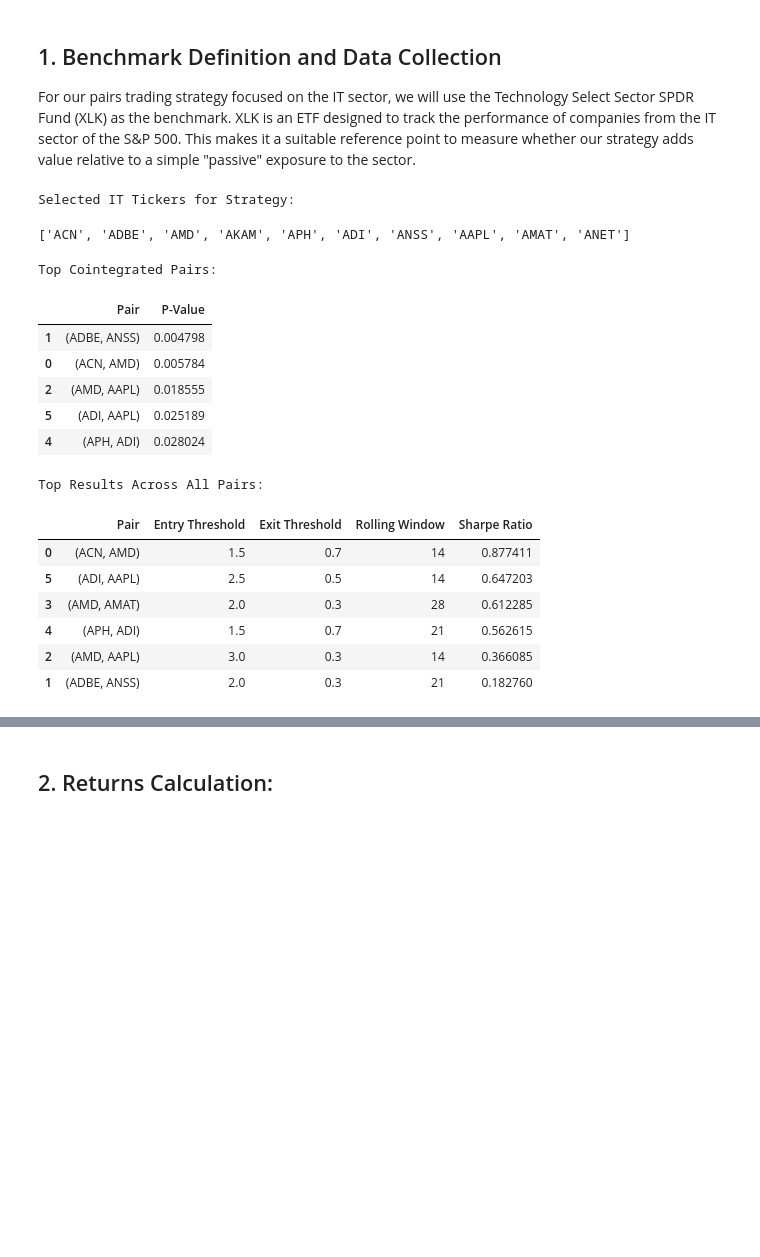
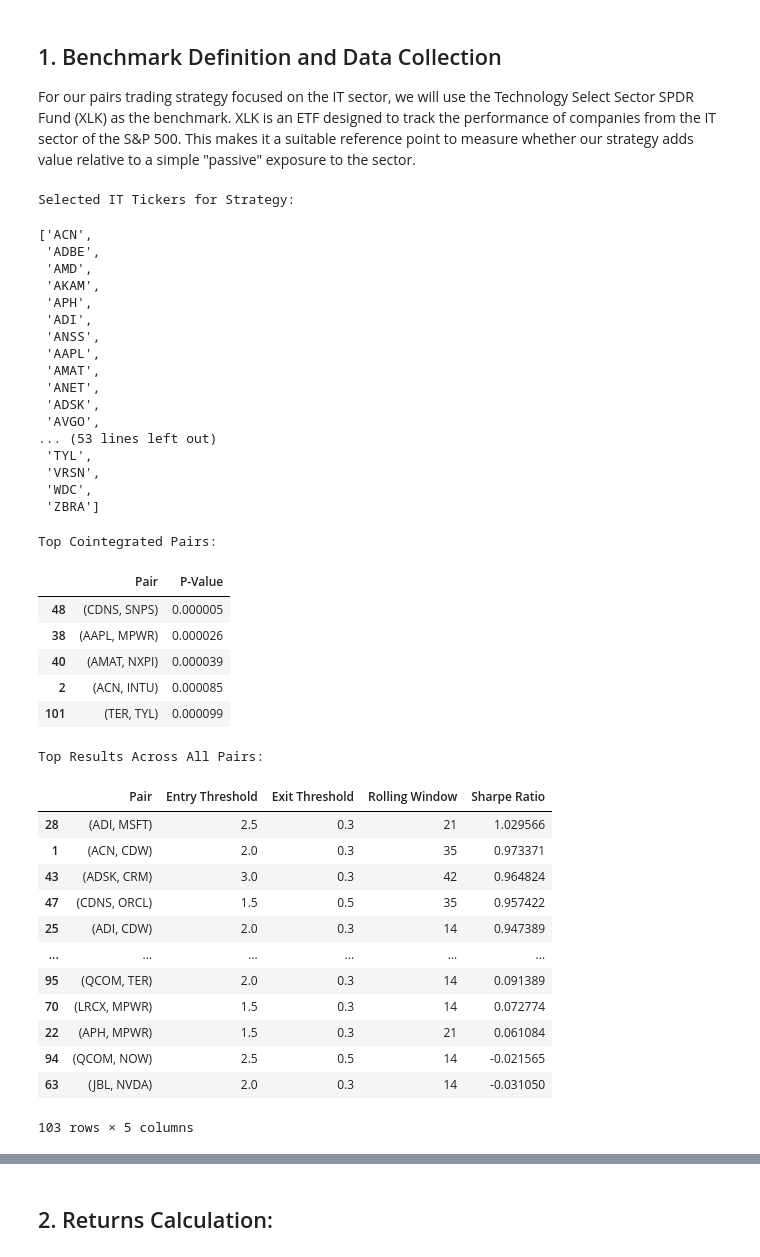
Before and after one commit to nicklewis-16/applied_algo_final, a Jupyter notebook: prelim_code/Homework4.ipynb, the cells around one changed output, grey strips where cells are left out. Drawn from its saved outputs; the diff is of its cells as text; code cells hidden in the pictures; blank space fills up the shorter version.

```diff
--- a/prelim_code/Homework4.ipynb
+++ b/prelim_code/Homework4.ipynb
@@ -145,7 +145,7 @@ END = "2023-12-31"
 included_sectors = ["Information Technology"]
 sector_tickers = get_sector_tickers(sectors_to_include=included_sectors)
 # Limit to 10 tickers for faster processing but need to be changed by to entire sector
-it_tickers = sector_tickers.get("Information Technology", [])[:10]
+it_tickers = sector_tickers.get("Information Technology", [])
 
 print("Selected IT Tickers for Strategy:")
 display(it_tickers)
@@ -183,45 +183,67 @@ if coint_df.empty:
 entry_thresholds = np.arange(1.5, 3.1, 0.5)
 exit_thresholds = np.arange(0.3, 1.1, 0.2)
 rolling_windows = range(14, 43, 7)
 
 # Optimize strategies for each pair
 all_strategy_returns = pd.DataFrame()
 best_results = []
 
 for pair in tqdm(cointegrated_pairs, desc="Optimizing Pairs"):
     best_strategy, best_params, best_sharpe = parallel_evaluate(data, pair, entry_thresholds, exit_thresholds, rolling_windows)
 
     if best_strategy is not None:
         all_strategy_returns[pair] = best_strategy
         best_results.append((pair, *best_params, best_sharpe))
 
 if not best_results:
     raise ValueError("No successful strategies found.")
 
 best_results_df = pd.DataFrame(best_results, columns=['Pair', 'Entry Threshold', 'Exit Threshold', 'Rolling Window', 'Sharpe Ratio'])
 print("\nTop Results Across All Pairs:")
 display(best_results_df.sort_values('Sharpe Ratio', ascending=False))
 
 # Construct a portfolio return as the mean of all strategies
 portfolio_returns = all_strategy_returns.mean(axis=1)
 # %% [output]
 Selected IT Tickers for Strategy:
-['ACN', 'ADBE', 'AMD', 'AKAM', 'APH', 'ADI', 'ANSS', 'AAPL', 'AMAT', 'ANET']
+['ACN',
+ 'ADBE',
+ 'AMD',
+ 'AKAM',
+ 'APH',
+ 'ADI',
+ 'ANSS',
+ 'AAPL',
+ 'AMAT',
+ 'ANET',
+ 'ADSK',
+ 'AVGO',
+... (53 lines left out)
+ 'TYL',
+ 'VRSN',
+ 'WDC',
+ 'ZBRA']
 Top Cointegrated Pairs:
 |  | Pair | P-Value |
-| 1 | (ADBE, ANSS) | 0.004798 |
-| 0 | (ACN, AMD) | 0.005784 |
-| 2 | (AMD, AAPL) | 0.018555 |
-| 5 | (ADI, AAPL) | 0.025189 |
-| 4 | (APH, ADI) | 0.028024 |
+| 48 | (CDNS, SNPS) | 0.000005 |
+| 38 | (AAPL, MPWR) | 0.000026 |
+| 40 | (AMAT, NXPI) | 0.000039 |
+| 2 | (ACN, INTU) | 0.000085 |
+| 101 | (TER, TYL) | 0.000099 |
 Top Results Across All Pairs:
 |  | Pair | Entry Threshold | Exit Threshold | Rolling Window | Sharpe Ratio |
-| 0 | (ACN, AMD) | 1.5 | 0.7 | 14 | 0.877411 |
-| 5 | (ADI, AAPL) | 2.5 | 0.5 | 14 | 0.647203 |
-| 3 | (AMD, AMAT) | 2.0 | 0.3 | 28 | 0.612285 |
-| 4 | (APH, ADI) | 1.5 | 0.7 | 21 | 0.562615 |
-| 2 | (AMD, AAPL) | 3.0 | 0.3 | 14 | 0.366085 |
-| 1 | (ADBE, ANSS) | 2.0 | 0.3 | 21 | 0.182760 |
+| 28 | (ADI, MSFT) | 2.5 | 0.3 | 21 | 1.029566 |
+| 1 | (ACN, CDW) | 2.0 | 0.3 | 35 | 0.973371 |
+| 43 | (ADSK, CRM) | 3.0 | 0.3 | 42 | 0.964824 |
+| 47 | (CDNS, ORCL) | 1.5 | 0.5 | 35 | 0.957422 |
+| 25 | (ADI, CDW) | 2.0 | 0.3 | 14 | 0.947389 |
+| ... | ... | ... | ... | ... | ... |
+| 95 | (QCOM, TER) | 2.0 | 0.3 | 14 | 0.091389 |
+| 70 | (LRCX, MPWR) | 1.5 | 0.3 | 14 | 0.072774 |
+| 22 | (APH, MPWR) | 1.5 | 0.3 | 21 | 0.061084 |
+| 94 | (QCOM, NOW) | 2.5 | 0.5 | 14 | -0.021565 |
+| 63 | (JBL, NVDA) | 2.0 | 0.3 | 14 | -0.031050 |
+103 rows × 5 columns
 # %%
 print("\nIT data:")
 display(data)
```
Also changed, not shown: parts of 6 cells of this notebook.
